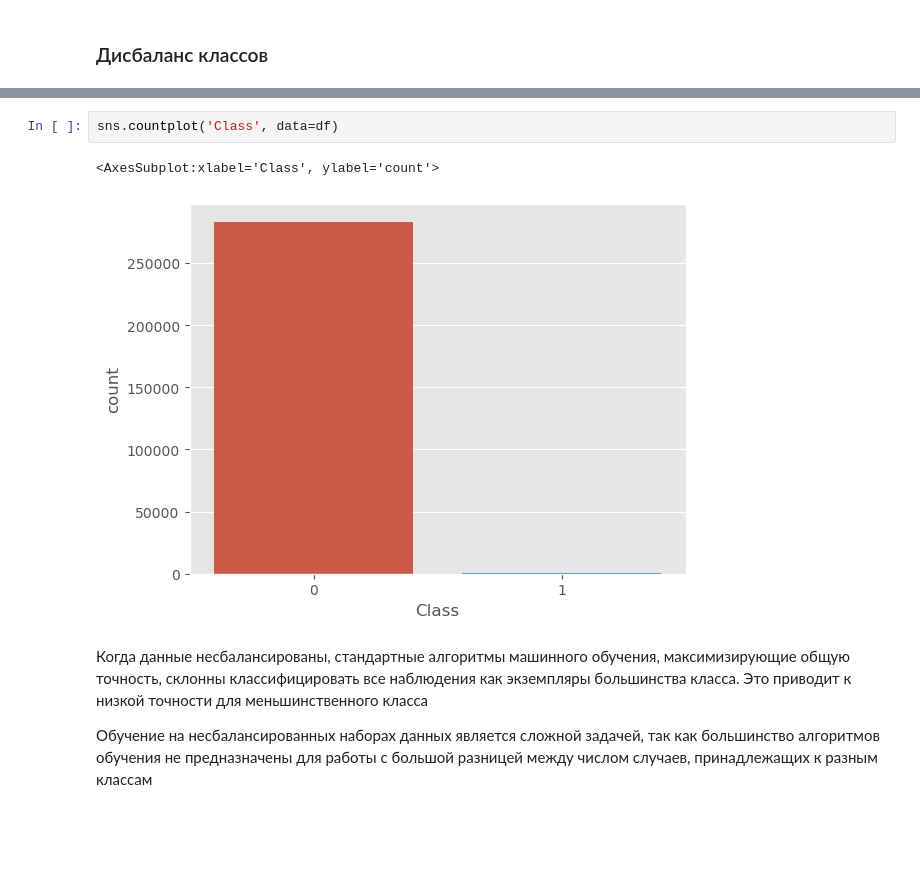
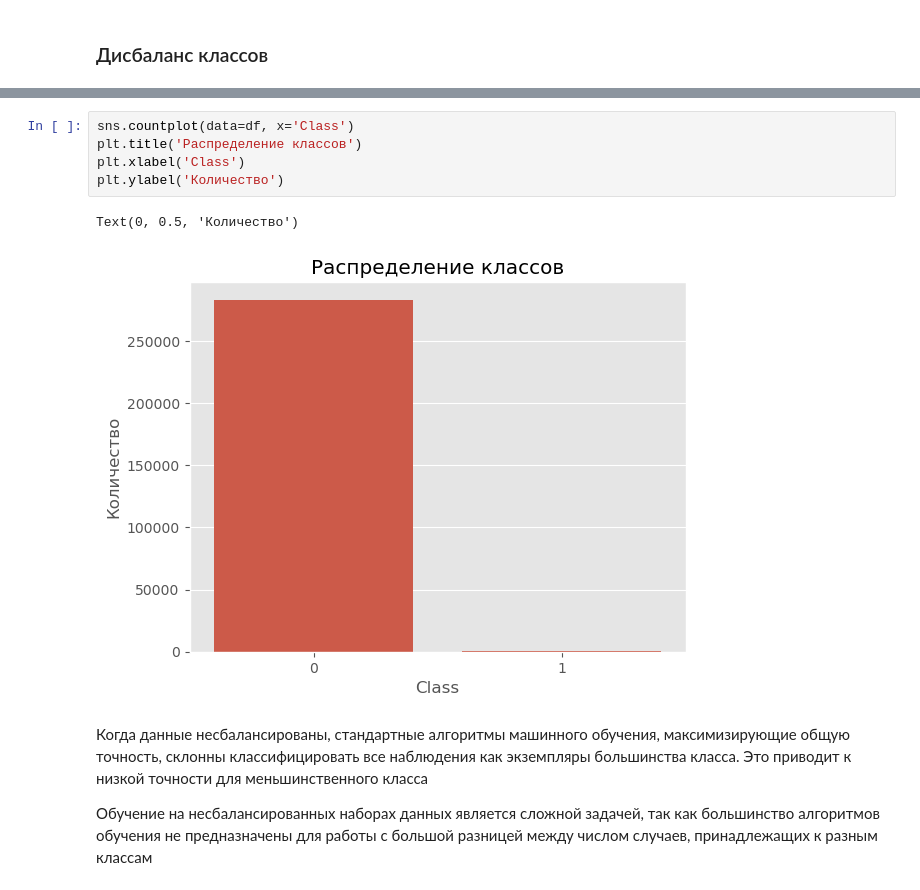
Before and after one commit to 0xJakuzya/Credit-Fraud-Detection, a Jupyter notebook: credit-fraud-detection.ipynb, the cells around one changed output, grey strips where cells are left out. Saved outputs shown, nothing was run; the diff lists cells and outputs as text; blank space fills up the shorter version.

```diff
--- a/credit-fraud-detection.ipynb
+++ b/credit-fraud-detection.ipynb
@@ -124,8 +128,11 @@ Name: Class, dtype: int64
 # %%
-sns.countplot('Class', data=df)
+sns.countplot(data=df, x='Class')
+plt.title('Распределение классов')
+plt.xlabel('Class')
+plt.ylabel('Количество')
 # %% [output]
-<AxesSubplot:xlabel='Class', ylabel='count'>
+Text(0, 0.5, 'Количество')
-[figure, old version]
+[figure, new version]
 # %% [markdown]
 Когда данные несбалансированы, стандартные алгоритмы машинного обучения, максимизирующие общую точность, склонны классифицировать все наблюдения как экземпляры большинства класса. Это приводит к низкой точности для меньшинственного класса
 
```
Also changed, not shown: parts of 19 cells of this notebook.
